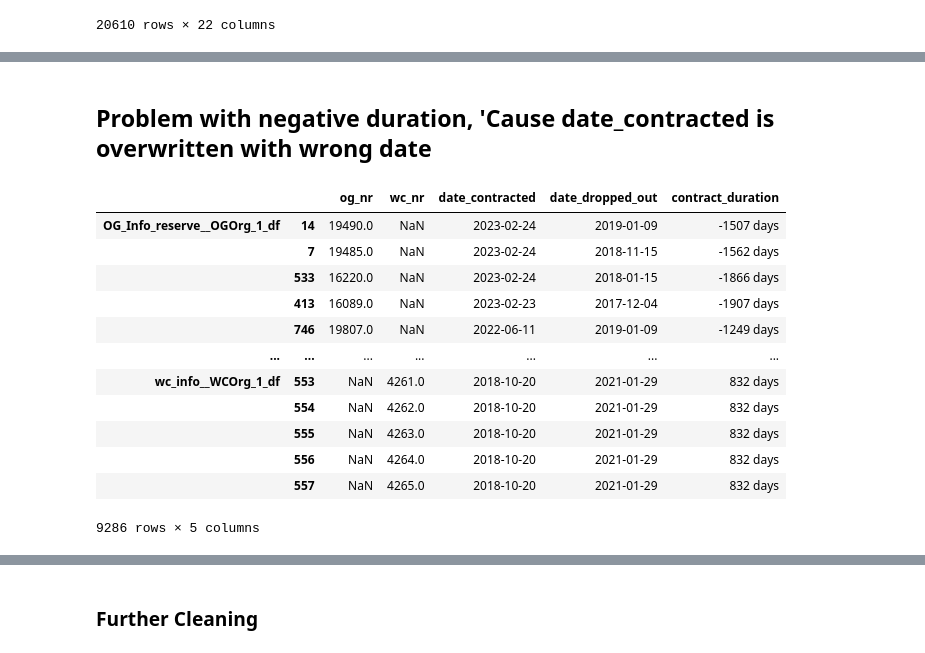
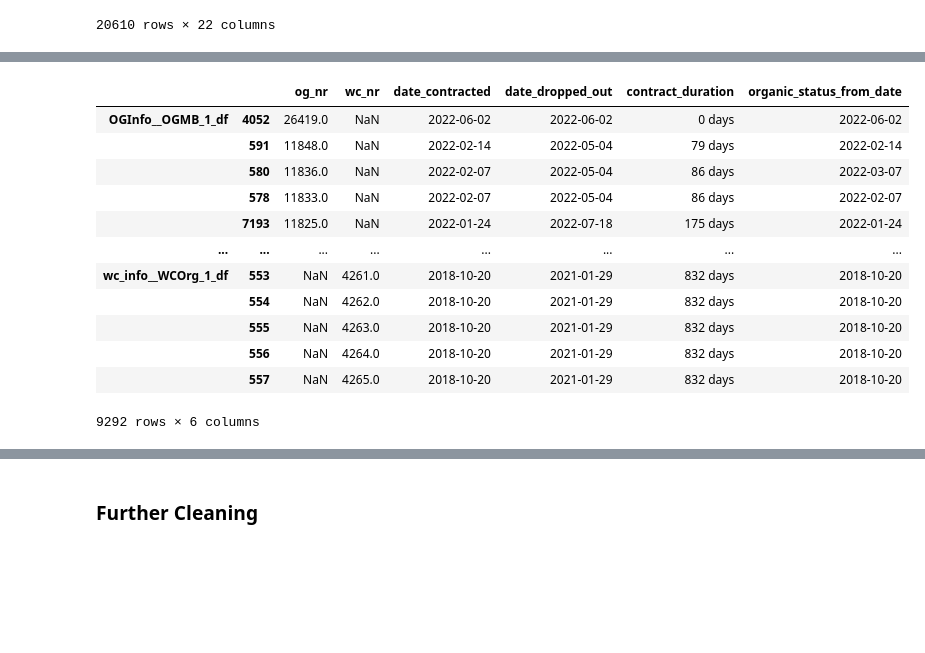
Before and after one commit to Capstone-OrganicAfrica/organic_zimbabwe_eda, a Jupyter notebook: clean_upload_farmers.ipynb, the cells around one changed output, grey strips where cells are left out. Cells and saved outputs as stored; diff of their text form; code cells hidden in the pictures; blank space fills up the shorter version.

Commit message:
cleaning farmers dates

```diff
--- a/clean_upload_farmers.ipynb
+++ b/clean_upload_farmers.ipynb
@@ -401,0 +609,3 @@ all_farmers['OG_Info_reserve__OGOrg_1_df'][all_farmers['OG_Info_reserve__OGOrg_1
+# %%
+og_list = negative_duration['og_nr']
+og_list
@@ -401,0 +616,13 @@ all_farmers['OG_Info_reserve__OGOrg_1_df'][all_farmers['OG_Info_reserve__OGOrg_1
+# %%
+# [19490.0, 19485.0, 16220.0,...]
+# 41 og_nr s to correct
+
+# getting index of filtered rows
+ind_org = reserve_df[(reserve_df['organic_status_from_date'] > reserve_df['date_dropped_out']) & (reserve_df['og_nr'].isin(og_list))].index
+date1 = reserve_df['date_dropped_out'].iloc[ind_org]
+date2 = reserve_df['date_contracted'].iloc[ind_org]
+# getting rows in original table to change
+all_farmers['OG_Info_reserve__OGOrg_1_df']['date_contracted'].iloc[ind_org] = date1
+all_farmers['OG_Info_reserve__OGOrg_1_df']['date_dropped_out'].iloc[ind_org] = date2
+# all_farmers['OG_Info_reserve__OGOrg_1_df'][(all_farmers['OG_Info_reserve__OGOrg_1_df']['organic_status_from_date'] < all_farmers['OG_Info_reserve__OGOrg_1_df']['date_dropped_out']) & all_farmers['OG_Info_reserve__OGOrg_1_df']['og_nr'].isin(og_list)]
+# all_farmers['OG_Info_reserve__OGOrg_1_df']['date_contracted'][7] = reserve_df['organic_status_from_date'][0]
@@ -401,0 +653,8 @@ all_farmers['OG_Info_reserve__OGOrg_1_df'][all_farmers['OG_Info_reserve__OGOrg_1
+# %%
+# reserve_org_df[reserve_org_df['og_nr']==14097][['og_nr','date_of_birth','date_contracted']]
+# original table has wrong date_of_birth s like 2020-02-12
+# deleting 5 date_of_birth s younger 2018
+
+og_nr = all_farmers['OG_Info_reserve__OGOrg_1_df'][all_farmers['OG_Info_reserve__OGOrg_1_df']['date_of_birth']>'2000-09-02']['og_nr']
+ind = all_farmers['OG_Info_reserve__OGOrg_1_df'][all_farmers['OG_Info_reserve__OGOrg_1_df']['og_nr'].isin(og_nr)]['date_of_birth'].index
+all_farmers['OG_Info_reserve__OGOrg_1_df']['date_of_birth'].iloc[ind] = 'NaT'
@@ -495,6 +769,8 @@ Data columns (total 22 columns):
  21  wc_code                   11517 non-null  object
 dtypes: bool(1), datetime64[ns](3), float64(3), int64(1), object(14)
 memory usage: 3.9+ MB
+# %%
+concated_farmers['organic_status_from_date'] = pd.to_datetime(concated_farmers['organic_status_from_date'])
 # %%
 concated_farmers[concated_farmers['date_contracted'].dt.year.astype('Int64')>2023]
 # %% [output]
@@ -816,19 +1383,17 @@ concated_farmers[~concated_farmers['date_contracted'].isna() & ~concated_farmers
-# %% [markdown]
-## Problem with negative duration, 'Cause date_contracted is overwritten with wrong date
 # %%
 concated_farmers['contract_duration'] = concated_farmers['date_dropped_out'] - concated_farmers['date_contracted']
-concated_farmers[~concated_farmers['contract_duration'].isna()][['og_nr','wc_nr','date_contracted','date_dropped_out','contract_duration']]
+concated_farmers[~concated_farmers['contract_duration'].isna()][['og_nr','wc_nr','date_contracted','date_dropped_out','contract_duration','organic_status_from_date']]
 # %% [output]
-|  |  | og_nr | wc_nr | date_contracted | date_dropped_out | contract_duration |
-| OG_Info_reserve__OGOrg_1_df | 14 | 19490.0 | NaN | 2023-02-24 | 2019-01-09 | -1507 days |
-|  | 7 | 19485.0 | NaN | 2023-02-24 | 2018-11-15 | -1562 days |
-|  | 533 | 16220.0 | NaN | 2023-02-24 | 2018-01-15 | -1866 days |
-|  | 413 | 16089.0 | NaN | 2023-02-23 | 2017-12-04 | -1907 days |
-|  | 746 | 19807.0 | NaN | 2022-06-11 | 2019-01-09 | -1249 days |
-| ... | ... | ... | ... | ... | ... | ... |
-| wc_info__WCOrg_1_df | 553 | NaN | 4261.0 | 2018-10-20 | 2021-01-29 | 832 days |
-|  | 554 | NaN | 4262.0 | 2018-10-20 | 2021-01-29 | 832 days |
-|  | 555 | NaN | 4263.0 | 2018-10-20 | 2021-01-29 | 832 days |
-|  | 556 | NaN | 4264.0 | 2018-10-20 | 2021-01-29 | 832 days |
-|  | 557 | NaN | 4265.0 | 2018-10-20 | 2021-01-29 | 832 days |
+|  |  | og_nr | wc_nr | date_contracted | date_dropped_out | contract_duration | organic_status_from_date |
+| OGInfo__OGMB_1_df | 4052 | 26419.0 | NaN | 2022-06-02 | 2022-06-02 | 0 days | 2022-06-02 |
+|  | 591 | 11848.0 | NaN | 2022-02-14 | 2022-05-04 | 79 days | 2022-02-14 |
+|  | 580 | 11836.0 | NaN | 2022-02-07 | 2022-05-04 | 86 days | 2022-03-07 |
+|  | 578 | 11833.0 | NaN | 2022-02-07 | 2022-05-04 | 86 days | 2022-02-07 |
+|  | 7193 | 11825.0 | NaN | 2022-01-24 | 2022-07-18 | 175 days | 2022-01-24 |
+| ... | ... | ... | ... | ... | ... | ... | ... |
+| wc_info__WCOrg_1_df | 553 | NaN | 4261.0 | 2018-10-20 | 2021-01-29 | 832 days | 2018-10-20 |
+|  | 554 | NaN | 4262.0 | 2018-10-20 | 2021-01-29 | 832 days | 2018-10-20 |
+|  | 555 | NaN | 4263.0 | 2018-10-20 | 2021-01-29 | 832 days | 2018-10-20 |
+|  | 556 | NaN | 4264.0 | 2018-10-20 | 2021-01-29 | 832 days | 2018-10-20 |
+|  | 557 | NaN | 4265.0 | 2018-10-20 | 2021-01-29 | 832 days | 2018-10-20 |
-9286 rows × 5 columns
+9292 rows × 6 columns
```
Also changed, not shown: parts of 120 cells of this notebook, 1 other file.
